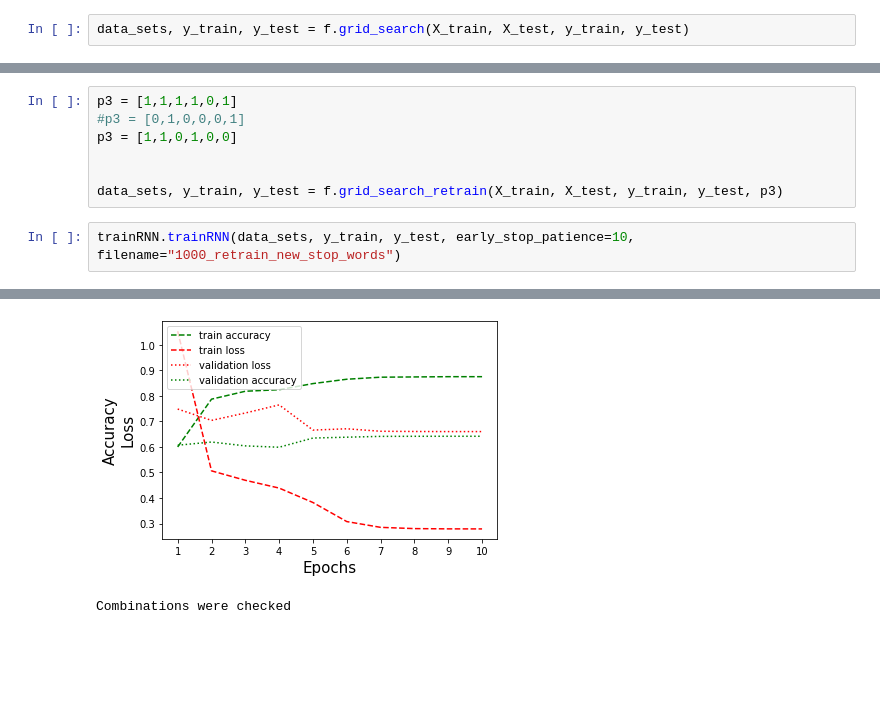
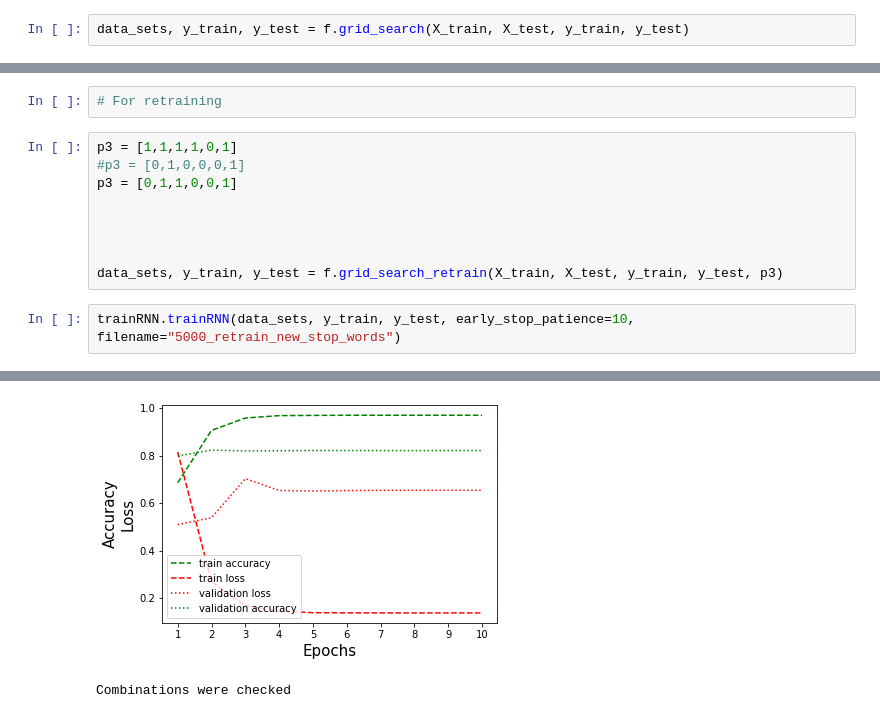
Before and after one commit to csipapicsa/2ndYearProject-NLP, a Jupyter notebook: Simple pipeline.ipynb, the cells around one changed output, grey strips where cells are left out. Cells and saved outputs as stored; diff of their text form; blank space fills up the shorter version.

```diff
--- a/Simple pipeline.ipynb
+++ b/Simple pipeline.ipynb
@@ -142,10 +140,14 @@ Epoch 3: early stopping
+# %%
+# For retraining
 # %%
 p3 = [1,1,1,1,0,1]
 #p3 = [0,1,0,0,0,1]
-p3 = [1,1,0,1,0,0]
+p3 = [0,1,1,0,0,1]
+
+
 
 
 data_sets, y_train, y_test = f.grid_search_retrain(X_train, X_test, y_train, y_test, p3)
 # %%
-trainRNN.trainRNN(data_sets, y_train, y_test, early_stop_patience=10, filename="1000_retrain_new_stop_words")
+trainRNN.trainRNN(data_sets, y_train, y_test, early_stop_patience=10, filename="5000_retrain_new_stop_words")
 # %% [output]
@@ -169,2 +171,2 @@ Epoch 10: ReduceLROnPlateau reducing learning rate to 1.2800001059076749e-08.
-[figure, old version]
+[figure, new version]
 Combinations were checked
```
Also changed, not shown: parts of 6 cells of this notebook, 7 other files.
